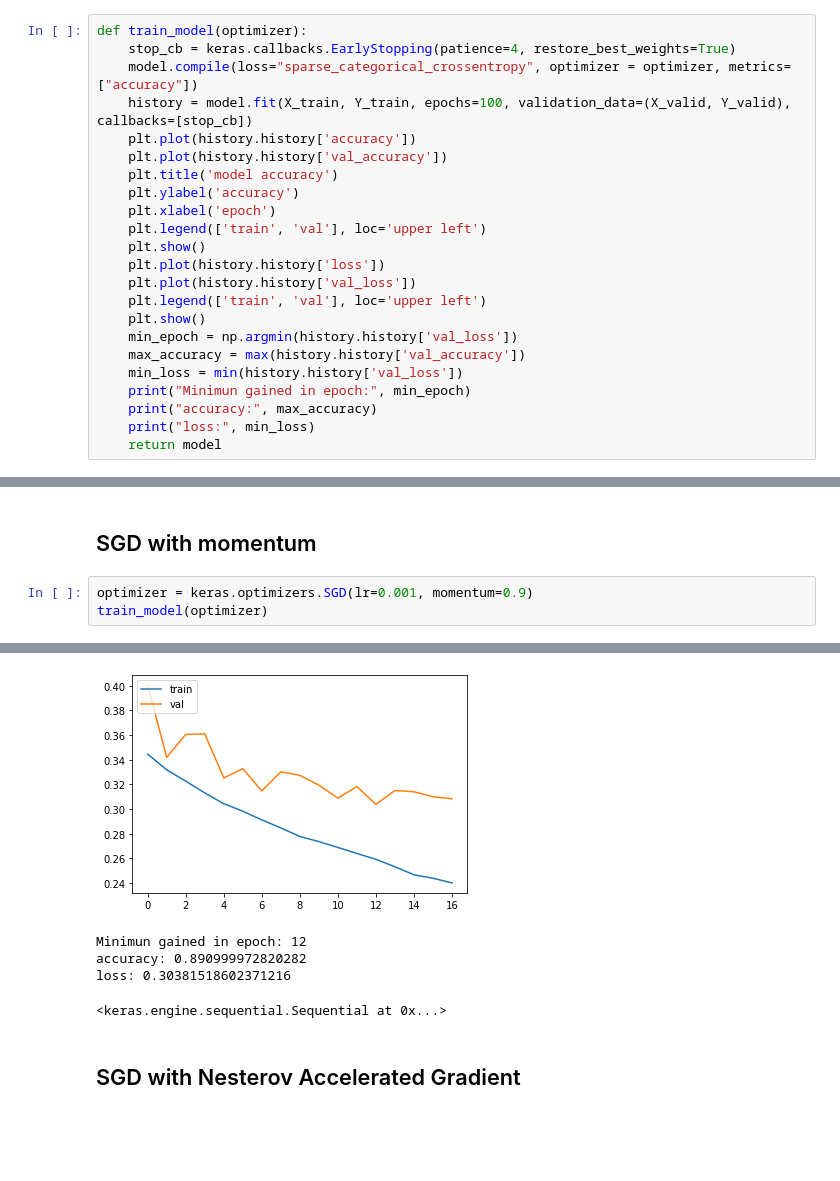
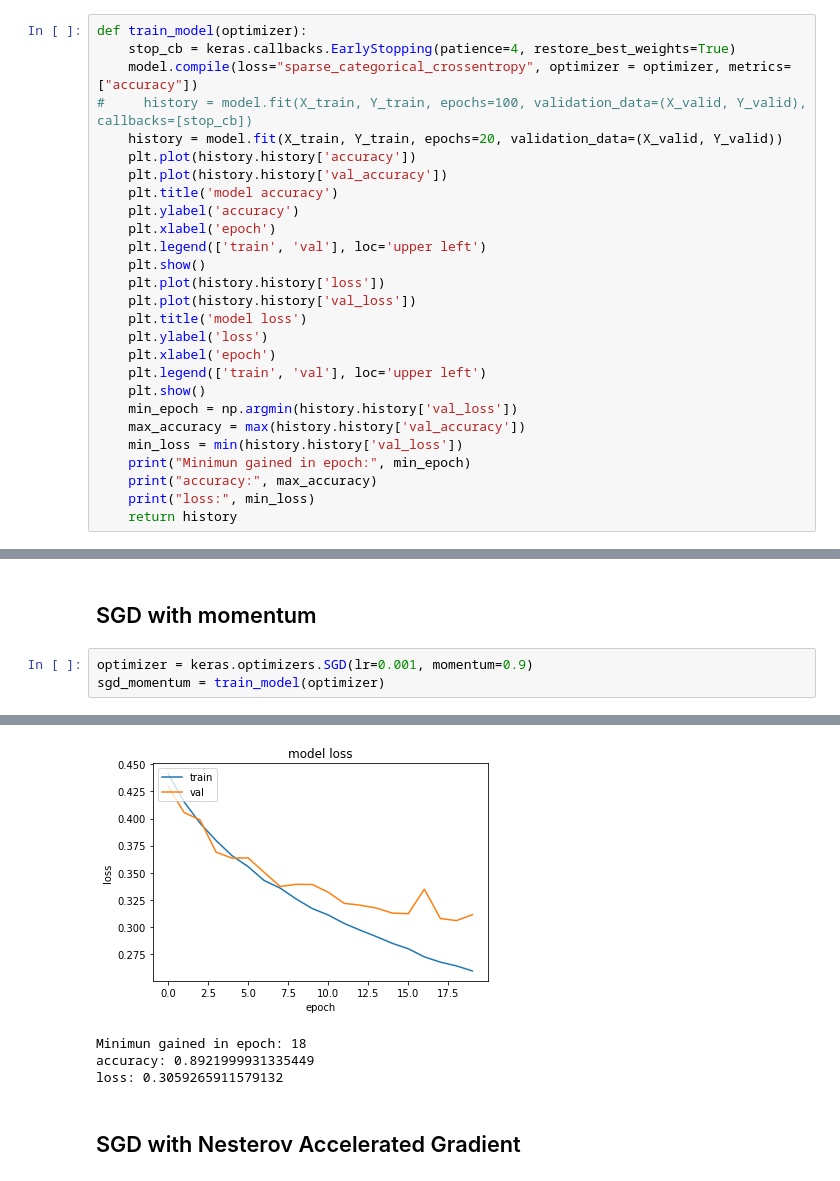
Before and after one commit to GoyalShreya/keras-tf2-notebooks, a Jupyter notebook: comparing _optimizers8.ipynb, the cells around one changed output, grey strips where cells are left out. Drawn from its saved outputs; the diff is of its cells as text; blank space fills up the shorter version.

Commit message:
added optimizers

```diff
--- a/comparing _optimizers8.ipynb
+++ b/comparing _optimizers8.ipynb
@@ -34,7 +34,8 @@ To enable them in other operations, rebuild TensorFlow with the appropriate comp
 def train_model(optimizer):
     stop_cb = keras.callbacks.EarlyStopping(patience=4, restore_best_weights=True)
     model.compile(loss="sparse_categorical_crossentropy", optimizer = optimizer, metrics=["accuracy"])
-    history = model.fit(X_train, Y_train, epochs=100, validation_data=(X_valid, Y_valid), callbacks=[stop_cb])
+#     history = model.fit(X_train, Y_train, epochs=100, validation_data=(X_valid, Y_valid), callbacks=[stop_cb])
+    history = model.fit(X_train, Y_train, epochs=20, validation_data=(X_valid, Y_valid))
     plt.plot(history.history['accuracy'])
     plt.plot(history.history['val_accuracy'])
     plt.title('model accuracy')
@@ -44,6 +45,9 @@ def train_model(optimizer):
     plt.show()
     plt.plot(history.history['loss'])
     plt.plot(history.history['val_loss'])
+    plt.title('model loss')
+    plt.ylabel('loss')
+    plt.xlabel('epoch')
     plt.legend(['train', 'val'], loc='upper left')
     plt.show()
     min_epoch = np.argmin(history.history['val_loss'])
@@ -52,7 +56,7 @@ def train_model(optimizer):
     print("Minimun gained in epoch:", min_epoch)
     print("accuracy:", max_accuracy)
     print("loss:", min_loss)
-    return model
+    return history
 # %% [markdown]
 ### SGD
 # %%
@@ -87,5 +90,5 @@ loss: 0.3392343521118164
 ## SGD with momentum
 # %%
 optimizer = keras.optimizers.SGD(lr=0.001, momentum=0.9)
-train_model(optimizer)
+sgd_momentum = train_model(optimizer)
 # %% [output]
@@ -110,8 +113,7 @@ Epoch 17/100
-[figure, old version]
+[figure, new version]
-Minimun gained in epoch: 12
-accuracy: 0.890999972820282
-loss: 0.30381518602371216
+Minimun gained in epoch: 18
+accuracy: 0.8921999931335449
+loss: 0.3059265911579132
-<keras.engine.sequential.Sequential at 0x...>
 # %% [markdown]
 ## SGD with Nesterov Accelerated Gradient
 # %%
```
Also changed, not shown: parts of 12 cells of this notebook.
